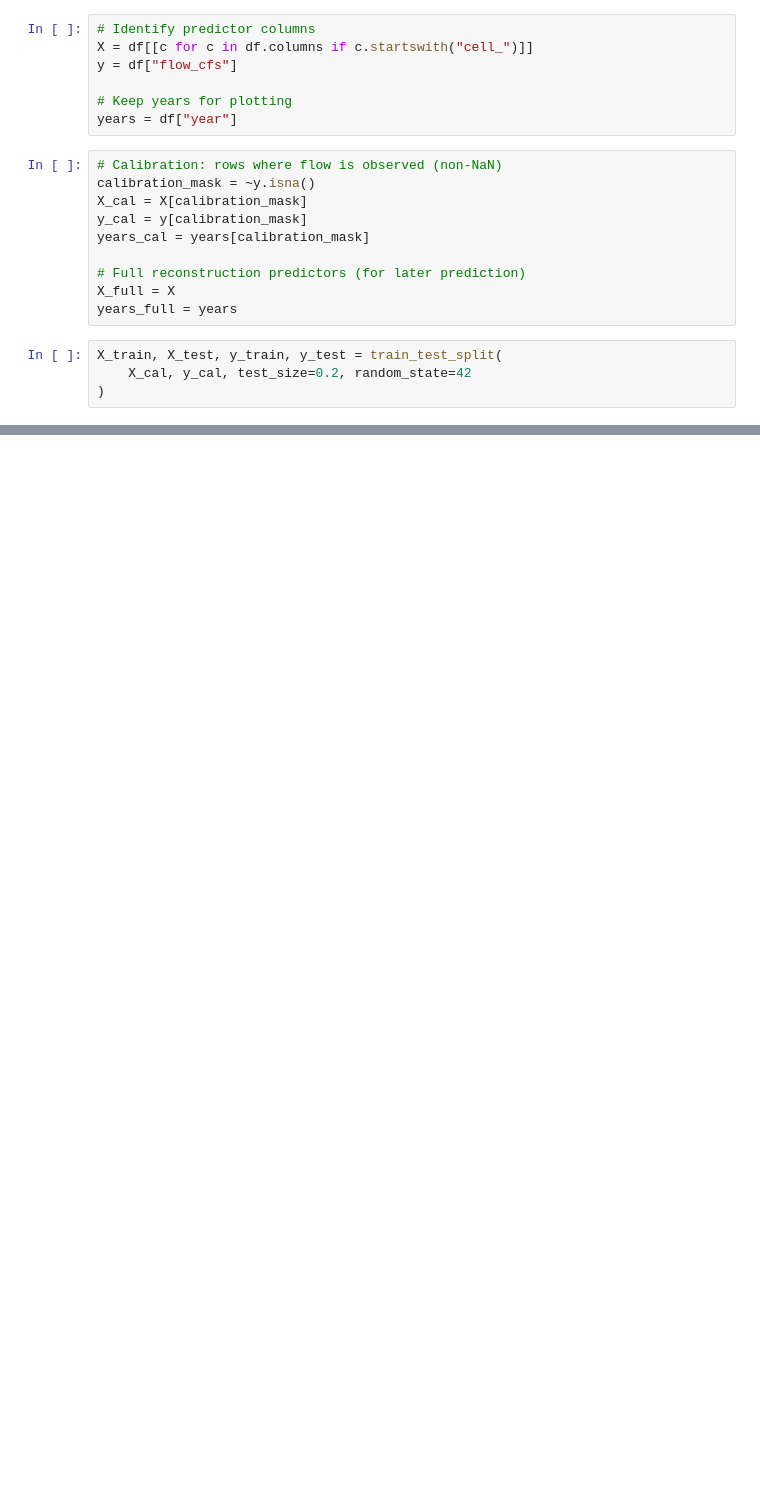
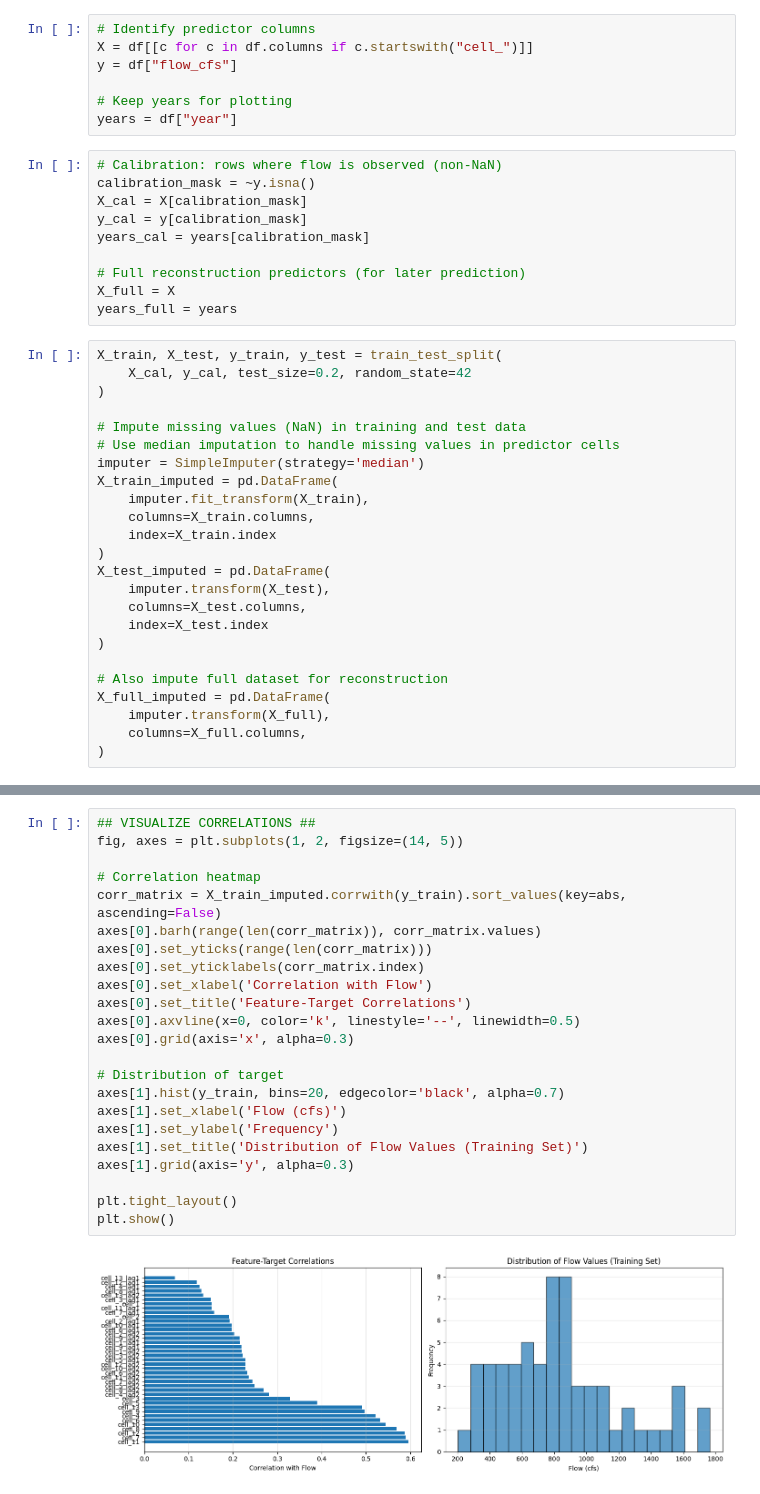
Before and after one commit to srlivingston/PaleoRecon, a Jupyter notebook: PaleoRecon.ipynb, the cells around one changed output, grey strips where cells are left out. Drawn from its saved outputs; the diff is of its cells as text; blank space fills up the shorter version.

```diff
--- a/PaleoRecon.ipynb
+++ b/PaleoRecon.ipynb
@@ -61,3 +63,23 @@ years_full = years
 X_train, X_test, y_train, y_test = train_test_split(
     X_cal, y_cal, test_size=0.2, random_state=42
 )
+
+# Impute missing values (NaN) in training and test data
+# Use median imputation to handle missing values in predictor cells
+imputer = SimpleImputer(strategy='median')
+X_train_imputed = pd.DataFrame(
+    imputer.fit_transform(X_train),
+    columns=X_train.columns,
+    index=X_train.index
+)
+X_test_imputed = pd.DataFrame(
+    imputer.transform(X_test),
+    columns=X_test.columns,
+    index=X_test.index
+)
+
+# Also impute full dataset for reconstruction
+X_full_imputed = pd.DataFrame(
+    imputer.transform(X_full),
+    columns=X_full.columns,
+)
@@ -63,0 +152,25 @@ X_train, X_test, y_train, y_test = train_test_split(
+# %%
+## VISUALIZE CORRELATIONS ##
+fig, axes = plt.subplots(1, 2, figsize=(14, 5))
+
+# Correlation heatmap
+corr_matrix = X_train_imputed.corrwith(y_train).sort_values(key=abs, ascending=False)
+axes[0].barh(range(len(corr_matrix)), corr_matrix.values)
+axes[0].set_yticks(range(len(corr_matrix)))
+axes[0].set_yticklabels(corr_matrix.index)
+axes[0].set_xlabel('Correlation with Flow')
+axes[0].set_title('Feature-Target Correlations')
+axes[0].axvline(x=0, color='k', linestyle='--', linewidth=0.5)
+axes[0].grid(axis='x', alpha=0.3)
+
+# Distribution of target
+axes[1].hist(y_train, bins=20, edgecolor='black', alpha=0.7)
+axes[1].set_xlabel('Flow (cfs)')
+axes[1].set_ylabel('Frequency')
+axes[1].set_title('Distribution of Flow Values (Training Set)')
+axes[1].grid(axis='y', alpha=0.3)
+
+plt.tight_layout()
+plt.show()
+# %% [output]
+[figure, added]
```
Also changed, not shown: parts of 20 cells of this notebook, 1 other file.
